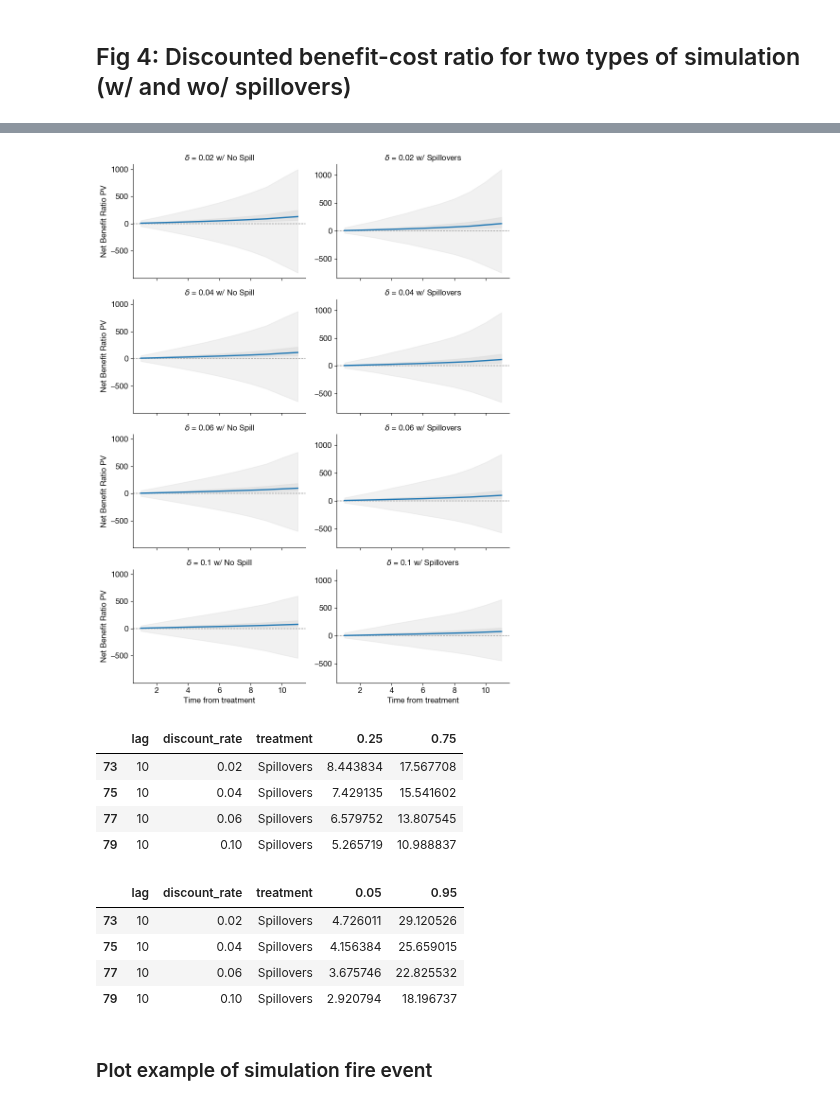
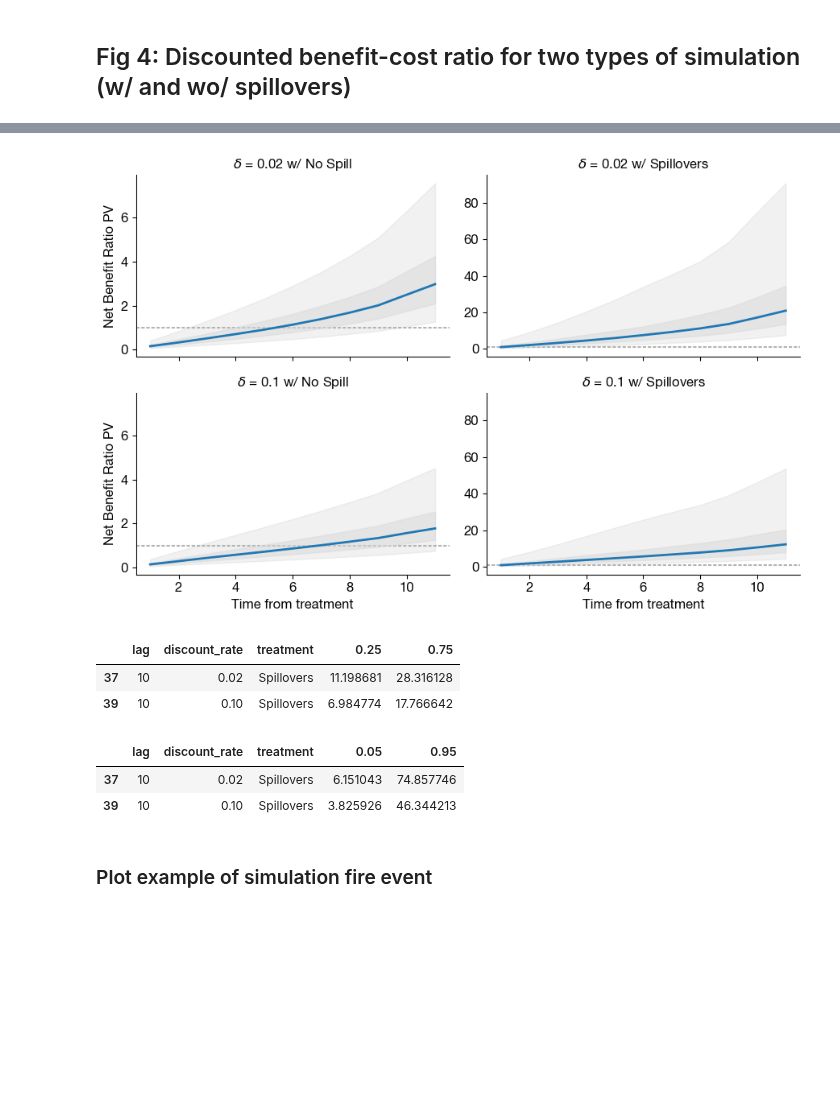
Before and after one commit to echolab-stanford/prescribed_fires, a Jupyter notebook: analysis/simulation_replication.ipynb, the cells around one changed output, grey strips where cells are left out. Drawn from its saved outputs; the diff is of its cells as text; code cells hidden in the pictures; blank space fills up the shorter version.

```diff
--- a/analysis/simulation_replication.ipynb
+++ b/analysis/simulation_replication.ipynb
@@ -556,7 +574,7 @@ smoke_linked = pd.read_feather(
 smoke_linked["year"] = smoke_linked.year.astype(int)
 
 benefits_no_spill, sims = calculate_benefits(
-    n_treats=90,
+    n_treats=4000,
     path=f"{sim_path}/policy_no_spill_4000_large_4000",
     # path="../data/policy_no_spill_4000/",
     discount_rates=[0.02, 0.04, 0.06, 0.1],
@@ -569,8 +587,8 @@ benefits_no_spill, sims = calculate_benefits(
 )
 benefits_no_spill["treatment"] = "No Spill"
 
-benefits_spill, sims = calculate_benefits(
-    n_treats=90,
+benefits_spill, sims_spill = calculate_benefits(
+    n_treats=1000,
     path=f"{sim_path}/policy_spill_large_150",
     discount_rates=[0.02, 0.04, 0.06, 0.1],
     treat_severity=100,
@@ -586,6 +706,10 @@ benefits = pd.concat([benefits_no_spill, benefits_spill])
 # %%
 # remove weird ratios
 benefits = benefits.dropna()
+
+# Select only the discount rates we want to plot
+deltas = [0.02, 0.1]
+benefits = benefits[benefits.discount_rate.isin(deltas)]
 
 mean_benefits = (
     benefits.groupby(["lag", "discount_rate", "treatment"])
@@ -619,7 +743,7 @@ colors = sns.color_palette(
     "crest", n_colors=len(mean_benefits["discount_rate"].unique())
 )
 
-# Plot the 0.025 and 0.975 quantiles for each discount rate and lag
+# Plot the 0.25 and 0.975 quantiles for each discount rate and lag
 iqr = (
     benefits.groupby(["lag", "discount_rate", "treatment"])
     .ratio.quantile([0.25, 0.75])
@@ -661,50 +785,46 @@ for idxs, ax in g.axes_dict.items():
         q_dr.lag,
         q_dr[0.05],
         q_dr[0.95],
         color="#bdbdbd",
         # color=colors[list(mean_benefits["discount_rate"].unique()).index(dr)],
         alpha=0.2,
     )
 
     ax.fill_between(
         q_dr.lag,
         q_dr_iqr[0.25],
         q_dr_iqr[0.75],
         color="#d9d9d9",
         alpha=0.5,
         # color=colors[list(mean_benefits["discount_rate"].unique()).index(dr)],
     )
     # plt.yscale("asinh", shift=10)
     # ax.set_yscale("log")
 
 
 plt.tight_layout()
 
 # # Save plot
 # plt.savefig(
 #     "../figs/pv_benefits_pe_avg.pdf",
 #     bbox_inches="tight",
 #     dpi=300,
 #     transparent=True,
 # )
 # %% [output]
-[figure, old version]
+[figure, new version]
 # %%
 iqr[(iqr.treatment == "Spillovers") & (iqr.lag == 10)]
 # %% [output]
 |  | lag | discount_rate | treatment | 0.25 | 0.75 |
-| 73 | 10 | 0.02 | Spillovers | 8.443834 | 17.567708 |
-| 75 | 10 | 0.04 | Spillovers | 7.429135 | 15.541602 |
-| 77 | 10 | 0.06 | Spillovers | 6.579752 | 13.807545 |
-| 79 | 10 | 0.10 | Spillovers | 5.265719 | 10.988837 |
+| 37 | 10 | 0.02 | Spillovers | 11.198681 | 28.316128 |
+| 39 | 10 | 0.10 | Spillovers | 6.984774 | 17.766642 |
 # %%
 ci[(ci.treatment == "Spillovers") & (ci.lag == 10)]
 # %% [output]
 |  | lag | discount_rate | treatment | 0.05 | 0.95 |
-| 73 | 10 | 0.02 | Spillovers | 4.726011 | 29.120526 |
-| 75 | 10 | 0.04 | Spillovers | 4.156384 | 25.659015 |
-| 77 | 10 | 0.06 | Spillovers | 3.675746 | 22.825532 |
-| 79 | 10 | 0.10 | Spillovers | 2.920794 | 18.196737 |
+| 37 | 10 | 0.02 | Spillovers | 6.151043 | 74.857746 |
+| 39 | 10 | 0.10 | Spillovers | 3.825926 | 46.344213 |
 # %% [markdown]
 ### Plot example of simulation fire event
 # %%
```
Also changed, not shown: parts of 26 cells of this notebook, 6 other files.
